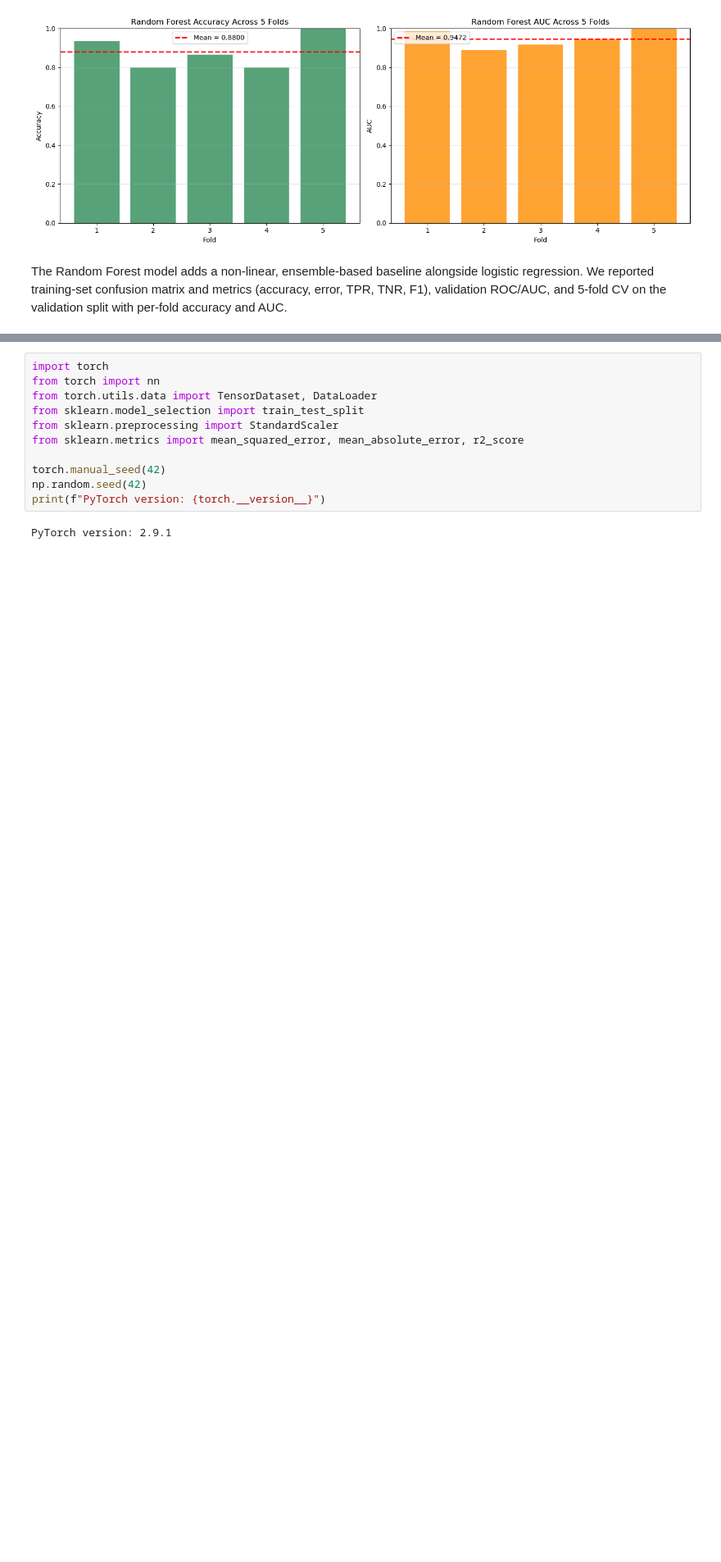
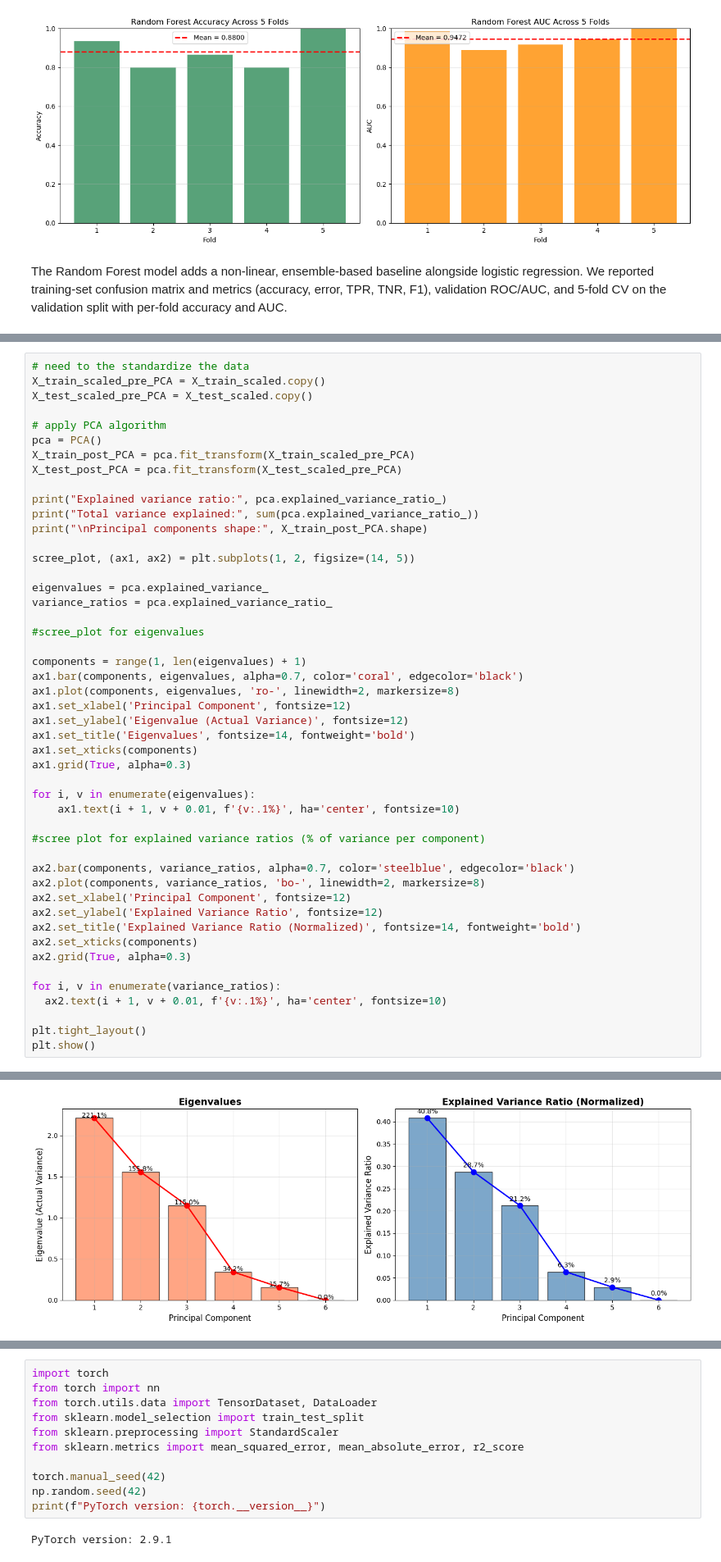
Before and after one commit to itswwong/csm148-project, a Jupyter notebook: CS148_Project.ipynb, the cells around one changed output, grey strips where cells are left out. Shown at 82% size. Saved outputs shown, nothing was run; the diff lists cells and outputs as text; blank space fills up the shorter version.

```diff
--- a/CS148_Project.ipynb
+++ b/CS148_Project.ipynb
@@ -1058,0 +1063,49 @@ The Random Forest model adds a non-linear, ensemble-based baseline alongside log
+# %%
+# need to the standardize the data
+X_train_scaled_pre_PCA = X_train_scaled.copy()
+X_test_scaled_pre_PCA = X_test_scaled.copy()
+
+# apply PCA algorithm
+pca = PCA()
+X_train_post_PCA = pca.fit_transform(X_train_scaled_pre_PCA)
+X_test_post_PCA = pca.fit_transform(X_test_scaled_pre_PCA)
+
+print("Explained variance ratio:", pca.explained_variance_ratio_)
+print("Total variance explained:", sum(pca.explained_variance_ratio_))
+print("\nPrincipal components shape:", X_train_post_PCA.shape)
+
+scree_plot, (ax1, ax2) = plt.subplots(1, 2, figsize=(14, 5))
+
+eigenvalues = pca.explained_variance_
+variance_ratios = pca.explained_variance_ratio_
+
+#scree_plot for eigenvalues
+
+components = range(1, len(eigenvalues) + 1)
+ax1.bar(components, eigenvalues, alpha=0.7, color='coral', edgecolor='black')
+ax1.plot(components, eigenvalues, 'ro-', linewidth=2, markersize=8)
+ax1.set_xlabel('Principal Component', fontsize=12)
+ax1.set_ylabel('Eigenvalue (Actual Variance)', fontsize=12)
+ax1.set_title('Eigenvalues', fontsize=14, fontweight='bold')
+ax1.set_xticks(components)
+ax1.grid(True, alpha=0.3)
+
+for i, v in enumerate(eigenvalues):
+    ax1.text(i + 1, v + 0.01, f'{v:.1%}', ha='center', fontsize=10)
+
+#scree plot for explained variance ratios (% of variance per component)
+
+ax2.bar(components, variance_ratios, alpha=0.7, color='steelblue', edgecolor='black')
+ax2.plot(components, variance_ratios, 'bo-', linewidth=2, markersize=8)
+ax2.set_xlabel('Principal Component', fontsize=12)
+ax2.set_ylabel('Explained Variance Ratio', fontsize=12)
+ax2.set_title('Explained Variance Ratio (Normalized)', fontsize=14, fontweight='bold')
+ax2.set_xticks(components)
+ax2.grid(True, alpha=0.3)
+
+for i, v in enumerate(variance_ratios):
+  ax2.text(i + 1, v + 0.01, f'{v:.1%}', ha='center', fontsize=10)
+
+plt.tight_layout()
+plt.show()
+# %% [output]
@@ -1058,0 +1117 @@ The Random Forest model adds a non-linear, ensemble-based baseline alongside log
+[figure, added]
```
Also changed, not shown: parts of 7 cells of this notebook.
